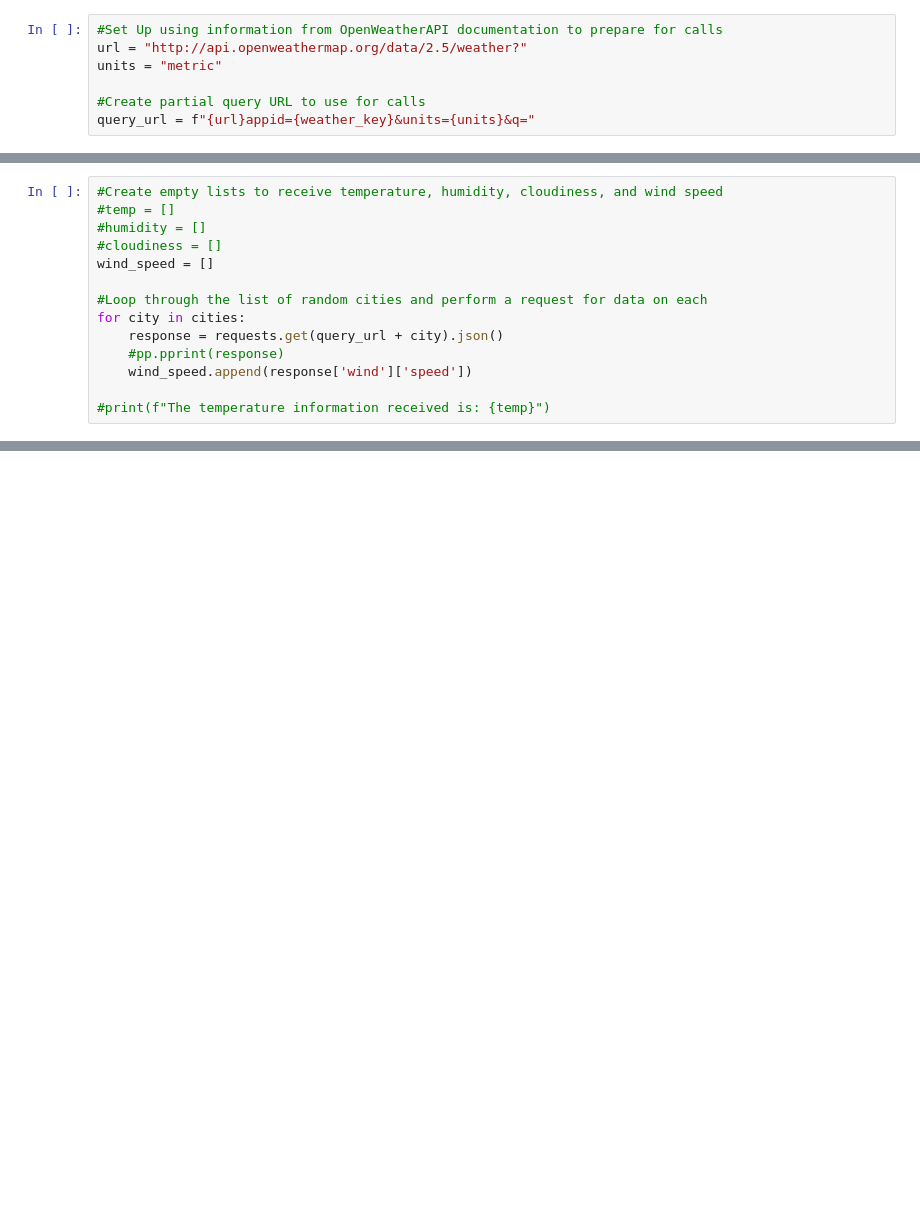
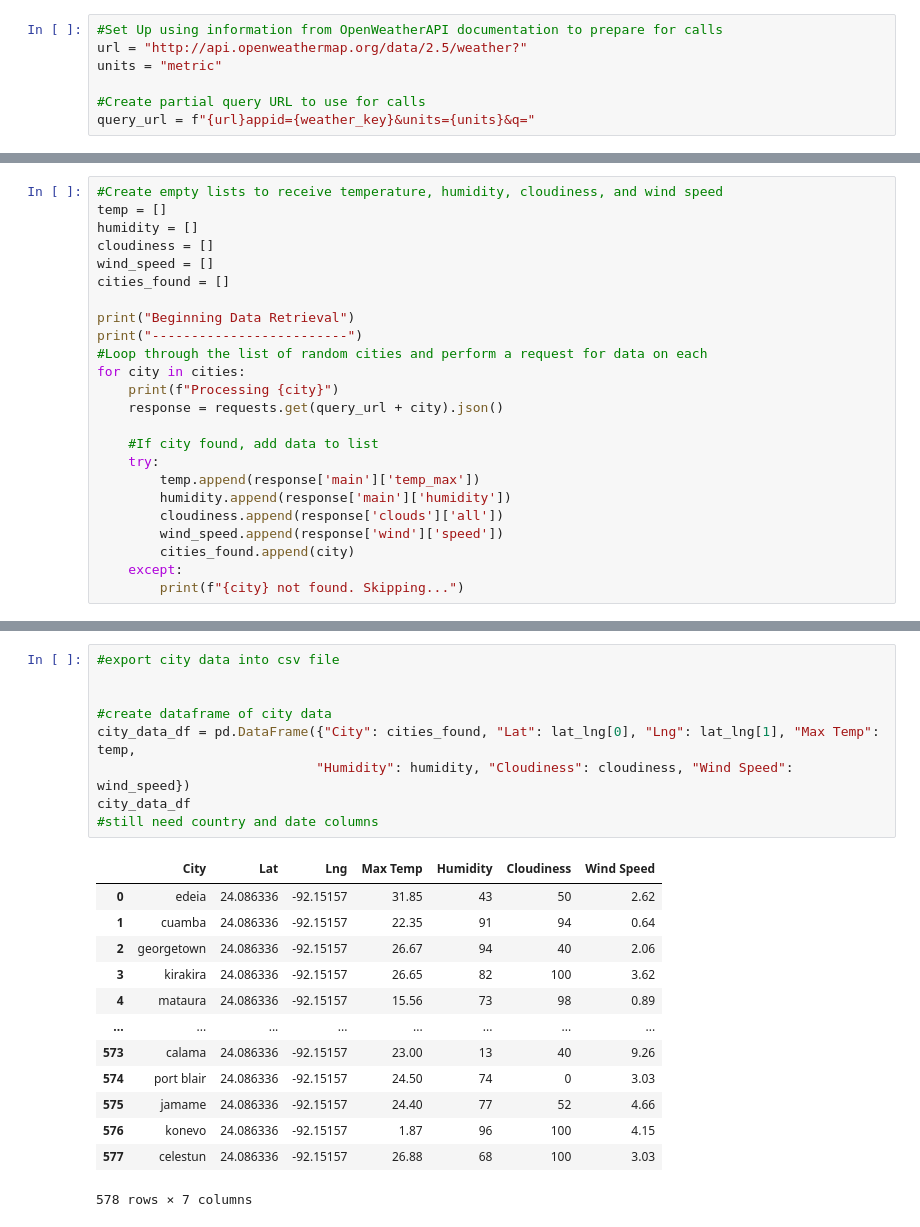
Before and after one commit to erinmann12/python-api-challenge, a Jupyter notebook: WeatherPy/WeatherPy.ipynb, the cells around one changed output, grey strips where cells are left out. Saved outputs shown, nothing was run; the diff lists cells and outputs as text; blank space fills up the shorter version.

Commit message:
finished calculations and data frames

```diff
--- a/WeatherPy/WeatherPy.ipynb
+++ b/WeatherPy/WeatherPy.ipynb
@@ -80,15 +80,25 @@ pp.pprint(test_json)
 # %%
 #Create empty lists to receive temperature, humidity, cloudiness, and wind speed
-#temp = []
-#humidity = []
-#cloudiness = []
+temp = []
+humidity = []
+cloudiness = []
 wind_speed = []
+cities_found = []
 
+print("Beginning Data Retrieval")
+print("-------------------------")
 #Loop through the list of random cities and perform a request for data on each
 for city in cities:
+    print(f"Processing {city}")
     response = requests.get(query_url + city).json()
-    #pp.pprint(response)
-    wind_speed.append(response['wind']['speed'])
 
-#print(f"The temperature information received is: {temp}")
+    #If city found, add data to list
+    try:
+        temp.append(response['main']['temp_max'])
+        humidity.append(response['main']['humidity'])
+        cloudiness.append(response['clouds']['all'])
+        wind_speed.append(response['wind']['speed'])
+        cities_found.append(city)
+    except:
+        print(f"{city} not found. Skipping...")
 # %% [output]
@@ -95,0 +122,23 @@ ValueError: too many values to unpack (expected 2)
+# %%
+#export city data into csv file
+
+
+#create dataframe of city data
+city_data_df = pd.DataFrame({"City": cities_found, "Lat": lat_lng[0], "Lng": lat_lng[1], "Max Temp": temp,
+                            "Humidity": humidity, "Cloudiness": cloudiness, "Wind Speed": wind_speed})
+city_data_df
+#still need country and date columns
+# %% [output]
+|  | City | Lat | Lng | Max Temp | Humidity | Cloudiness | Wind Speed |
+| 0 | edeia | 24.086336 | -92.15157 | 31.85 | 43 | 50 | 2.62 |
+| 1 | cuamba | 24.086336 | -92.15157 | 22.35 | 91 | 94 | 0.64 |
+| 2 | georgetown | 24.086336 | -92.15157 | 26.67 | 94 | 40 | 2.06 |
+| 3 | kirakira | 24.086336 | -92.15157 | 26.65 | 82 | 100 | 3.62 |
+| 4 | mataura | 24.086336 | -92.15157 | 15.56 | 73 | 98 | 0.89 |
+| ... | ... | ... | ... | ... | ... | ... | ... |
+| 573 | calama | 24.086336 | -92.15157 | 23.00 | 13 | 40 | 9.26 |
+| 574 | port blair | 24.086336 | -92.15157 | 24.50 | 74 | 0 | 3.03 |
+| 575 | jamame | 24.086336 | -92.15157 | 24.40 | 77 | 52 | 4.66 |
+| 576 | konevo | 24.086336 | -92.15157 | 1.87 | 96 | 100 | 4.15 |
+| 577 | celestun | 24.086336 | -92.15157 | 26.88 | 68 | 100 | 3.03 |
+578 rows × 7 columns
```
Also changed, not shown: parts of 5 cells of this notebook, 1 other file.
